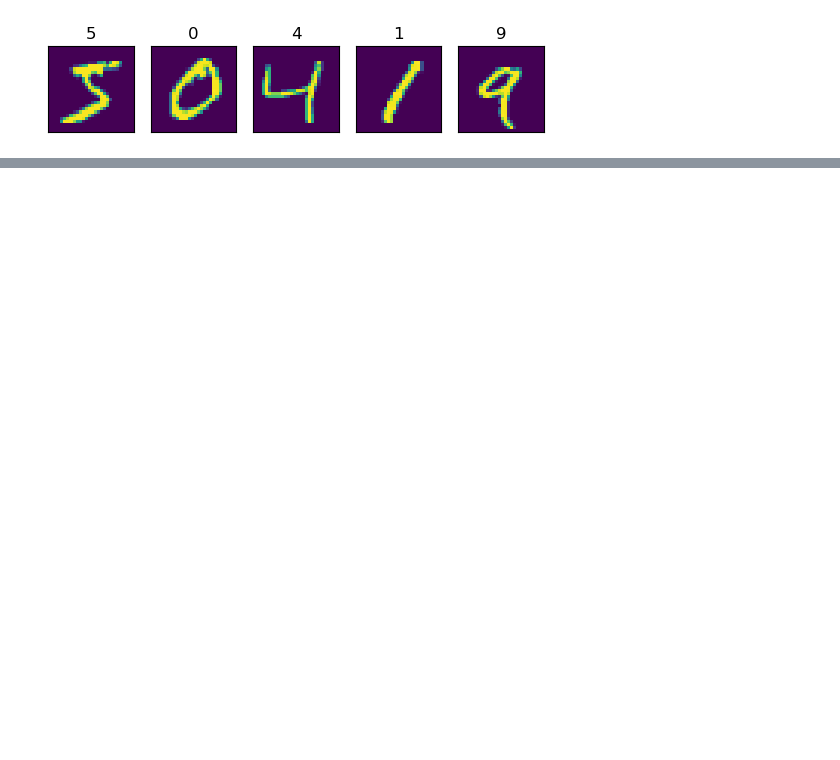
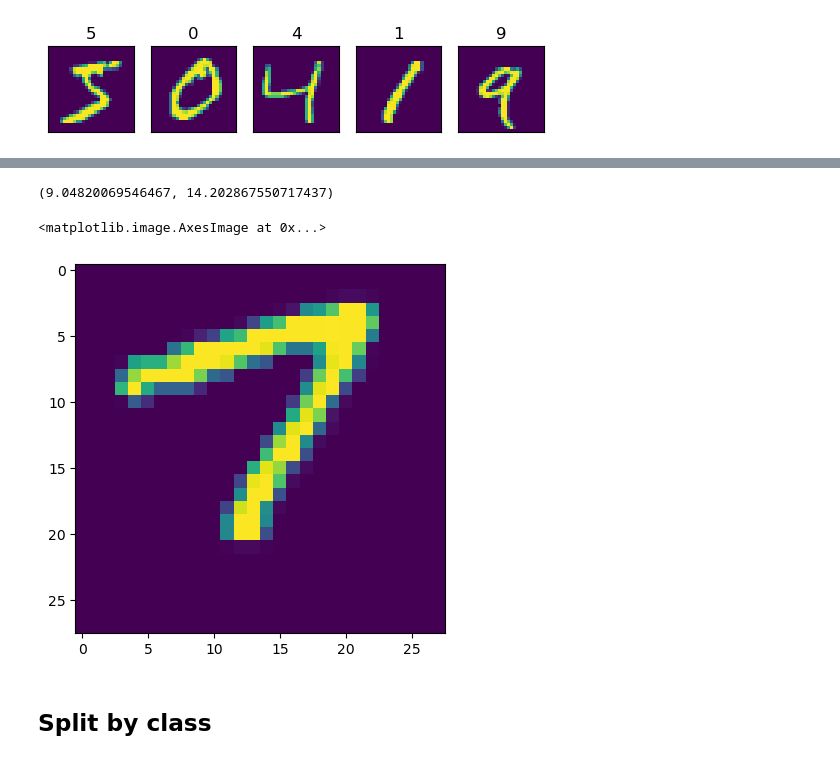
Before and after one commit to maneeshrj/math-ml-project, a Jupyter notebook: SVD.ipynb, the cells around one changed output, grey strips where cells are left out. Drawn from its saved outputs; the diff is of its cells as text; code cells hidden in the pictures; blank space fills up the shorter version.

Commit message:
added translation, split, transformation

```diff
--- a/SVD.ipynb
+++ b/SVD.ipynb
@@ -75,0 +102,10 @@ Text(0.5, 1.0, 'Singular Values')
+# %%
+img2 = np.concatenate((img[5:], img[:5]), axis=0)
+coords = ndimage.center_of_mass(img2)
+print(coords)
+
+plt.imshow(img2)
+# %% [output]
+(9.04820069546467, 14.202867550717437)
+<matplotlib.image.AxesImage at 0x...>
+[figure, added]
@@ -75,0 +115,2 @@ Text(0.5, 1.0, 'Singular Values')
+# %% [markdown]
+## Split by class
```
Also changed, not shown: parts of 15 cells of this notebook.
